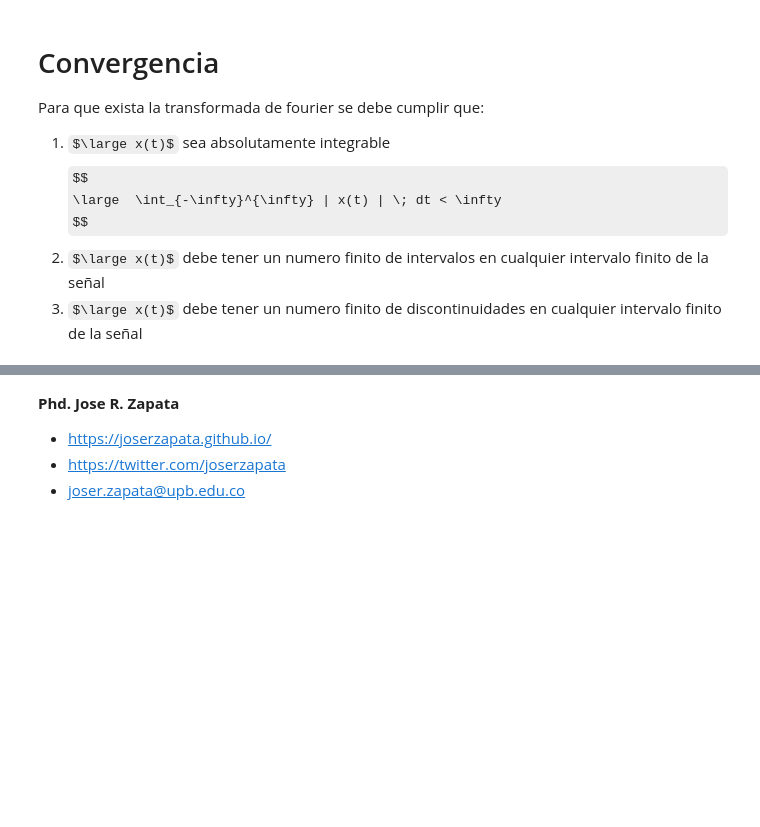
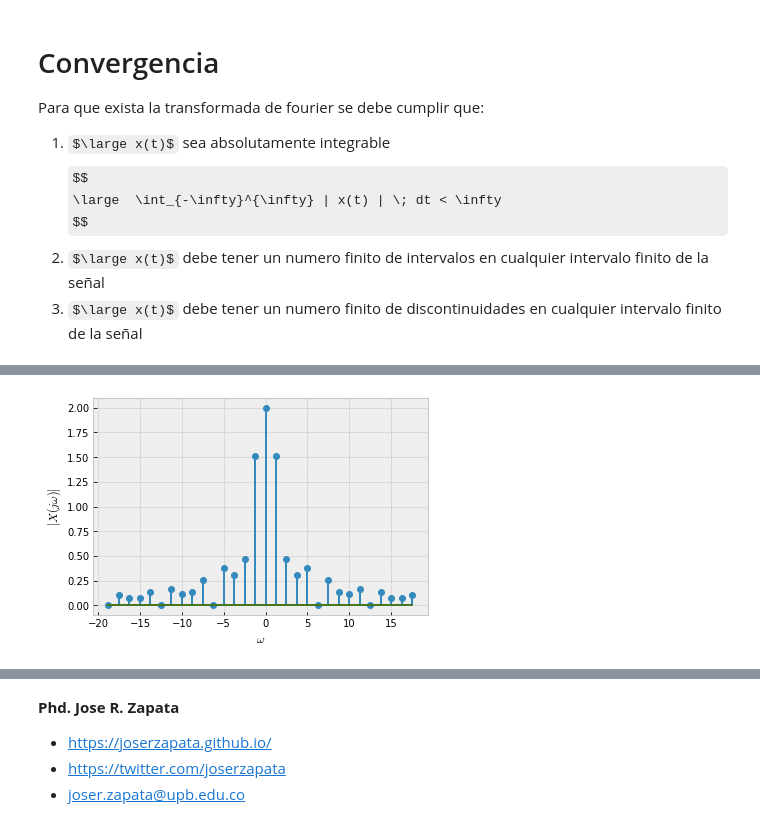
Before and after one commit to JoseRZapata/SyS, a Jupyter notebook: Transformada_Continua_Fourier.ipynb, the cells around one changed output, grey strips where cells are left out. Drawn from its saved outputs; the diff is of its cells as text; code cells hidden in the pictures; some formulas as TeX source; blank space fills up the shorter version.

```diff
--- a/Transformada_Continua_Fourier.ipynb
+++ b/Transformada_Continua_Fourier.ipynb
@@ -274,0 +303,9 @@ $$
+# %%
+Xn = sym.lambdify(mu, sym.Abs(X_mu), 'numpy')
+
+n = np.arange(-15, 15)
+plt.stem(n*2*np.pi/Tp, Xn(n))
+plt.xlabel('$\omega$')
+plt.ylabel('$|X(j \omega)|$');
+# %% [output]
+[figure, added]
```
Also changed, not shown: parts of 22 cells of this notebook, 2 other files.
